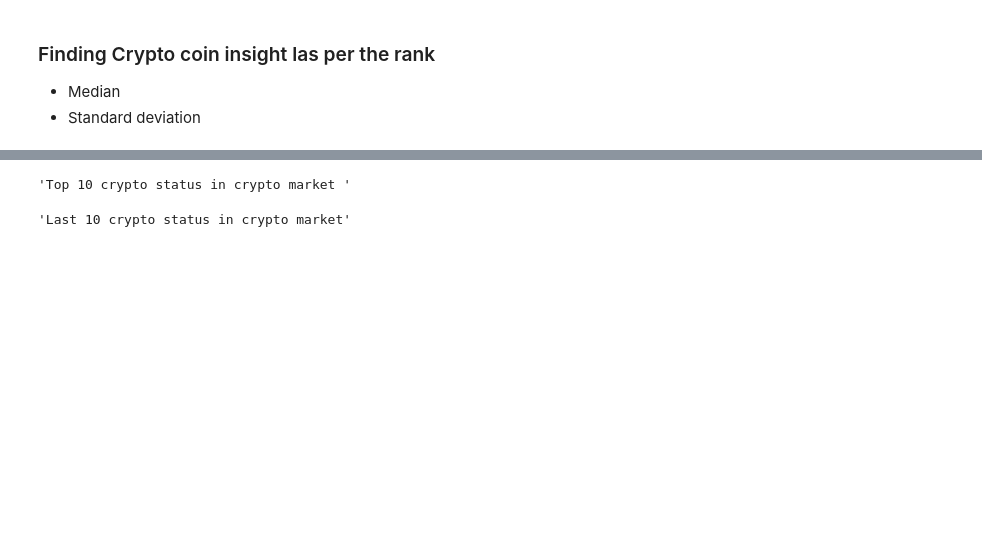
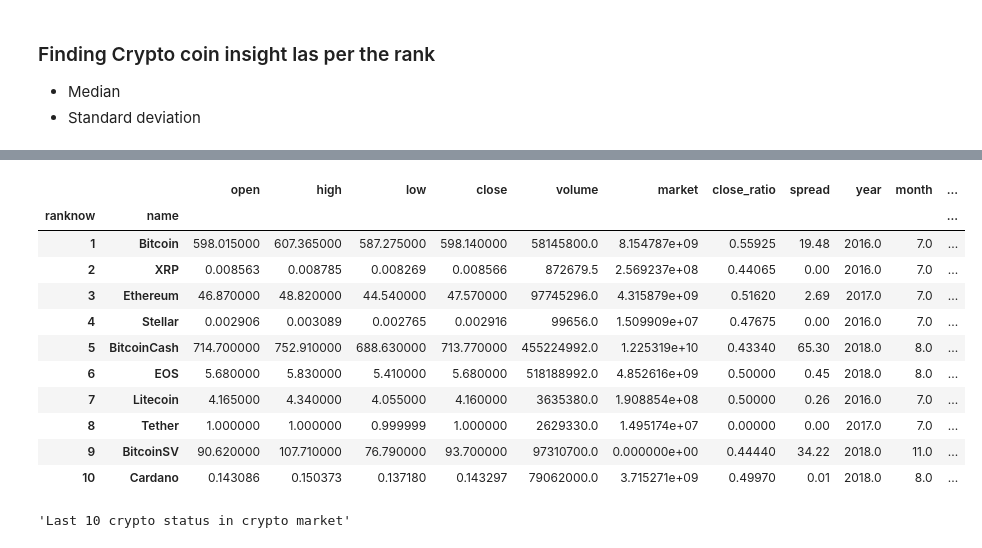
Before and after one commit to anupghosh-git/crypto-markets-data-analysis, a Jupyter notebook: Crypto-markets-data-analysis.ipynb, the cells around one changed output, grey strips where cells are left out. Drawn from its saved outputs; the diff is of its cells as text; code cells hidden in the pictures; blank space fills up the shorter version.

```diff
--- a/Crypto-markets-data-analysis.ipynb
+++ b/Crypto-markets-data-analysis.ipynb
@@ -222,8 +261,20 @@ df_rank_name = df_cr.groupby(by = ['ranknow', 'name'])
 # %%
 df_rank_name_t10 = df_rank_name.median().head(10)
 """Top 10 crypto status in crypto market """
+df_rank_name_t10
 # %% [output]
-'Top 10 crypto status in crypto market '
+|  |  | open | high | low | close | volume | market | close_ratio | spread | year | month | ... |
+| ranknow | name |  |  |  |  |  |  |  |  |  |  | ... |
+| 1 | Bitcoin | 598.015000 | 607.365000 | 587.275000 | 598.140000 | 58145800.0 | 8.154787e+09 | 0.55925 | 19.48 | 2016.0 | 7.0 | ... |
+| 2 | XRP | 0.008563 | 0.008785 | 0.008269 | 0.008566 | 872679.5 | 2.569237e+08 | 0.44065 | 0.00 | 2016.0 | 7.0 | ... |
+| 3 | Ethereum | 46.870000 | 48.820000 | 44.540000 | 47.570000 | 97745296.0 | 4.315879e+09 | 0.51620 | 2.69 | 2017.0 | 7.0 | ... |
+| 4 | Stellar | 0.002906 | 0.003089 | 0.002765 | 0.002916 | 99656.0 | 1.509909e+07 | 0.47675 | 0.00 | 2016.0 | 7.0 | ... |
+| 5 | BitcoinCash | 714.700000 | 752.910000 | 688.630000 | 713.770000 | 455224992.0 | 1.225319e+10 | 0.43340 | 65.30 | 2018.0 | 8.0 | ... |
+| 6 | EOS | 5.680000 | 5.830000 | 5.410000 | 5.680000 | 518188992.0 | 4.852616e+09 | 0.50000 | 0.45 | 2018.0 | 8.0 | ... |
+| 7 | Litecoin | 4.165000 | 4.340000 | 4.055000 | 4.160000 | 3635380.0 | 1.908854e+08 | 0.50000 | 0.26 | 2016.0 | 7.0 | ... |
+| 8 | Tether | 1.000000 | 1.000000 | 0.999999 | 1.000000 | 2629330.0 | 1.495174e+07 | 0.00000 | 0.00 | 2017.0 | 7.0 | ... |
+| 9 | BitcoinSV | 90.620000 | 107.710000 | 76.790000 | 93.700000 | 97310700.0 | 0.000000e+00 | 0.44440 | 34.22 | 2018.0 | 11.0 | ... |
+| 10 | Cardano | 0.143086 | 0.150373 | 0.137180 | 0.143297 | 79062000.0 | 3.715271e+09 | 0.49970 | 0.01 | 2018.0 | 8.0 | ... |
 # %%
 df_rank_name_10 = df_rank_name.std().head(10)
 """Last 10 crypto status in crypto market"""
```
Also changed, not shown: parts of 9 cells of this notebook.
